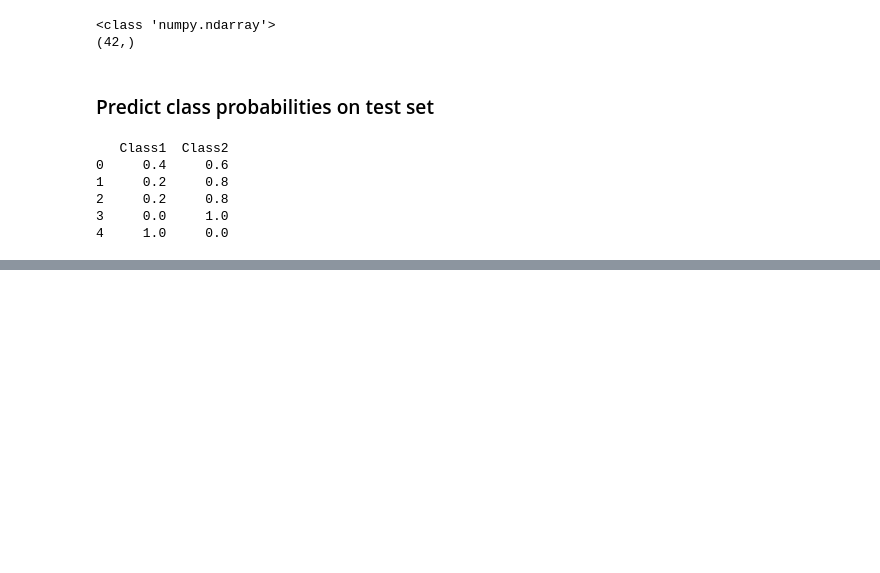
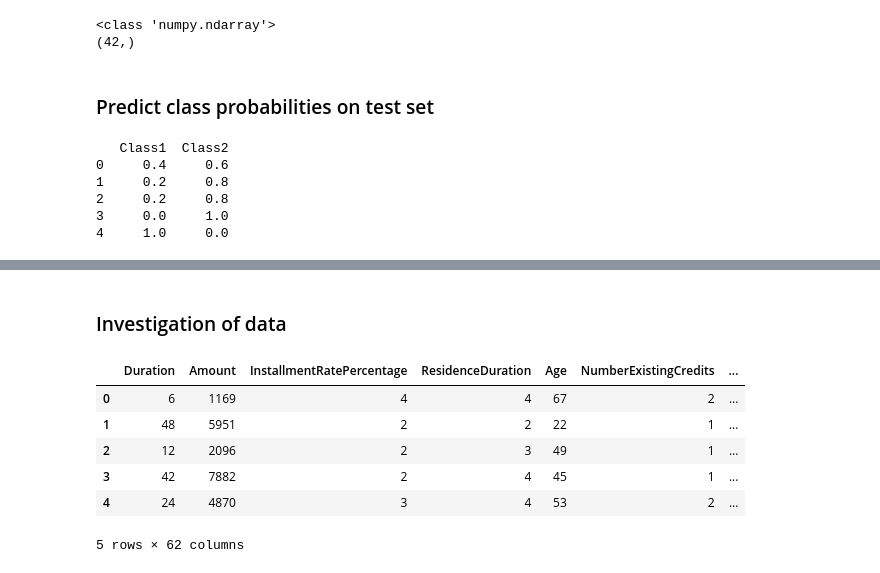
Before and after one commit to KABOSScodes/apm_projects, a Jupyter notebook: chapters/02_fitting_and_tuning/over-fitting_and_model_tuning.ipynb, the cells around one changed output, grey strips where cells are left out. Drawn from its saved outputs; the diff is of its cells as text; code cells hidden in the pictures; blank space fills up the shorter version.

```diff
--- a/chapters/02_fitting_and_tuning/over-fitting_and_model_tuning.ipynb
+++ b/chapters/02_fitting_and_tuning/over-fitting_and_model_tuning.ipynb
@@ -157,0 +200,12 @@ print(pd.DataFrame(test_probabilities, columns=knn_fit.classes_).head())
+# %% [markdown]
+### Investigation of data
+# %%
+german_credit.head()
+# %% [output]
+|  | Duration | Amount | InstallmentRatePercentage | ResidenceDuration | Age | NumberExistingCredits | ... |
+| 0 | 6 | 1169 | 4 | 4 | 67 | 2 | ... |
+| 1 | 48 | 5951 | 2 | 2 | 22 | 1 | ... |
+| 2 | 12 | 2096 | 2 | 3 | 49 | 1 | ... |
+| 3 | 42 | 7882 | 2 | 4 | 45 | 1 | ... |
+| 4 | 24 | 4870 | 3 | 4 | 53 | 2 | ... |
+5 rows × 62 columns
```
Also changed, not shown: parts of 19 cells of this notebook, 1 other file.
